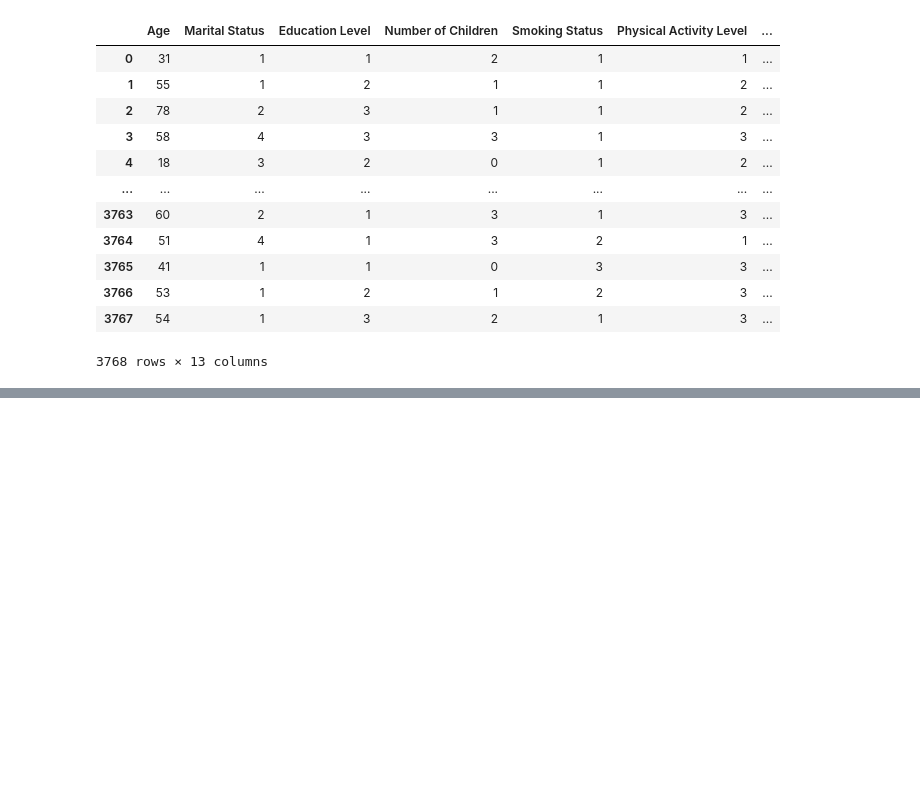
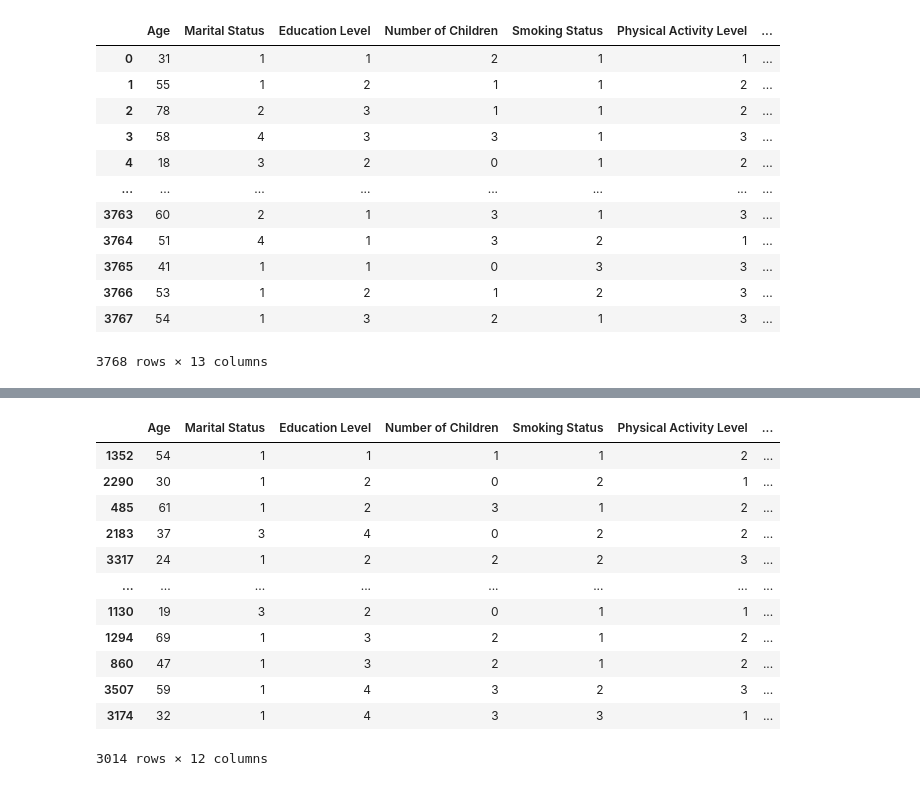
Before and after one commit to yashvardhan-bit/Data_Science, a Jupyter notebook: projects/depression/depression_survey.ipynb, the cells around one changed output, grey strips where cells are left out. Cells and saved outputs as stored; diff of their text form; code cells hidden in the pictures; blank space fills up the shorter version.

```diff
--- a/projects/depression/depression_survey.ipynb
+++ b/projects/depression/depression_survey.ipynb
@@ -447,0 +464,3 @@ df.to_csv('clean_survey_depression.csv')
+# %%
+x = df.drop('History of Mental Illness', axis=1)
+y = df['History of Mental Illness']
@@ -447,0 +498,19 @@ df.to_csv('clean_survey_depression.csv')
+# %%
+from sklearn.model_selection import train_test_split
+x_train,x_test,y_train,y_test = train_test_split(x,y,test_size=0.2,random_state=42)
+# %%
+x_train
+# %% [output]
+|  | Age | Marital Status | Education Level | Number of Children | Smoking Status | Physical Activity Level | ... |
+| 1352 | 54 | 1 | 1 | 1 | 1 | 2 | ... |
+| 2290 | 30 | 1 | 2 | 0 | 2 | 1 | ... |
+| 485 | 61 | 1 | 2 | 3 | 1 | 2 | ... |
+| 2183 | 37 | 3 | 4 | 0 | 2 | 2 | ... |
+| 3317 | 24 | 1 | 2 | 2 | 2 | 3 | ... |
+| ... | ... | ... | ... | ... | ... | ... | ... |
+| 1130 | 19 | 3 | 2 | 0 | 1 | 1 | ... |
+| 1294 | 69 | 1 | 3 | 2 | 1 | 2 | ... |
+| 860 | 47 | 1 | 3 | 2 | 1 | 2 | ... |
+| 3507 | 59 | 1 | 4 | 3 | 2 | 3 | ... |
+| 3174 | 32 | 1 | 4 | 3 | 3 | 1 | ... |
+3014 rows × 12 columns
```
Also changed, not shown: parts of 20 cells of this notebook, 12 other files.
